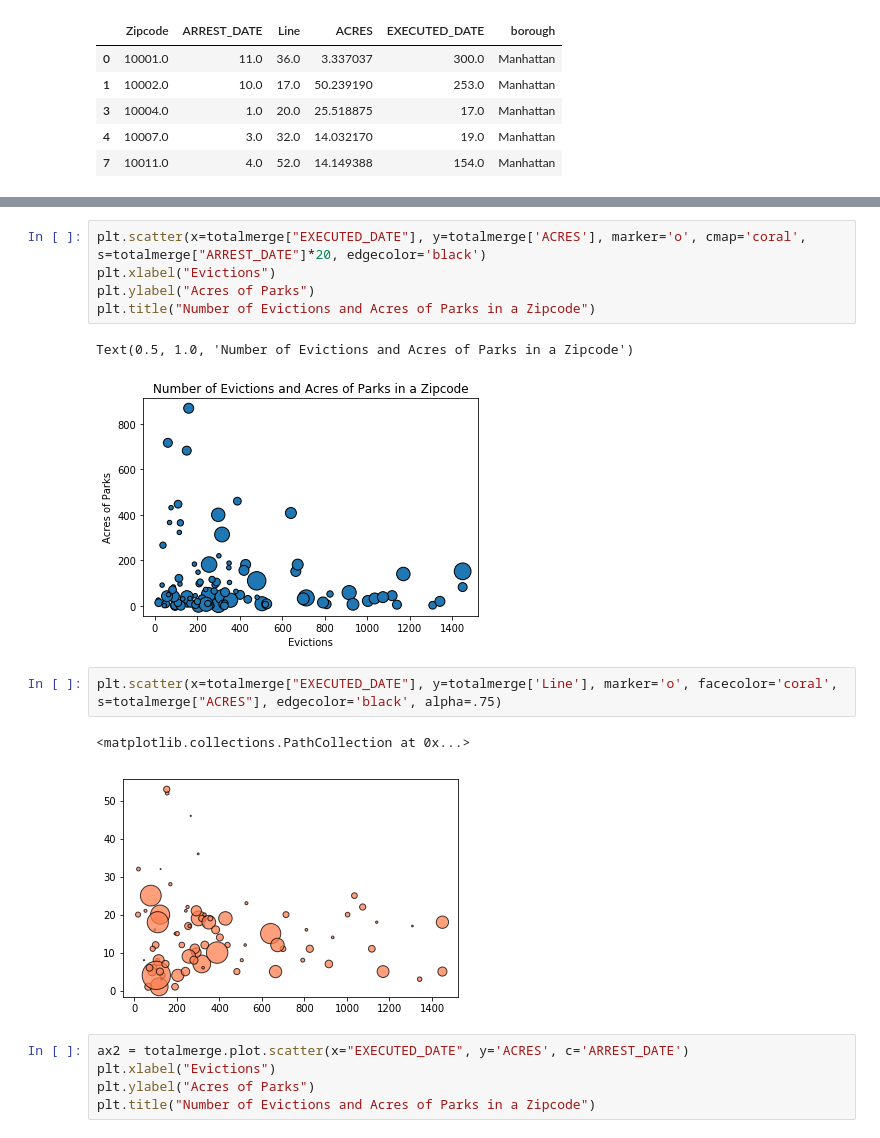
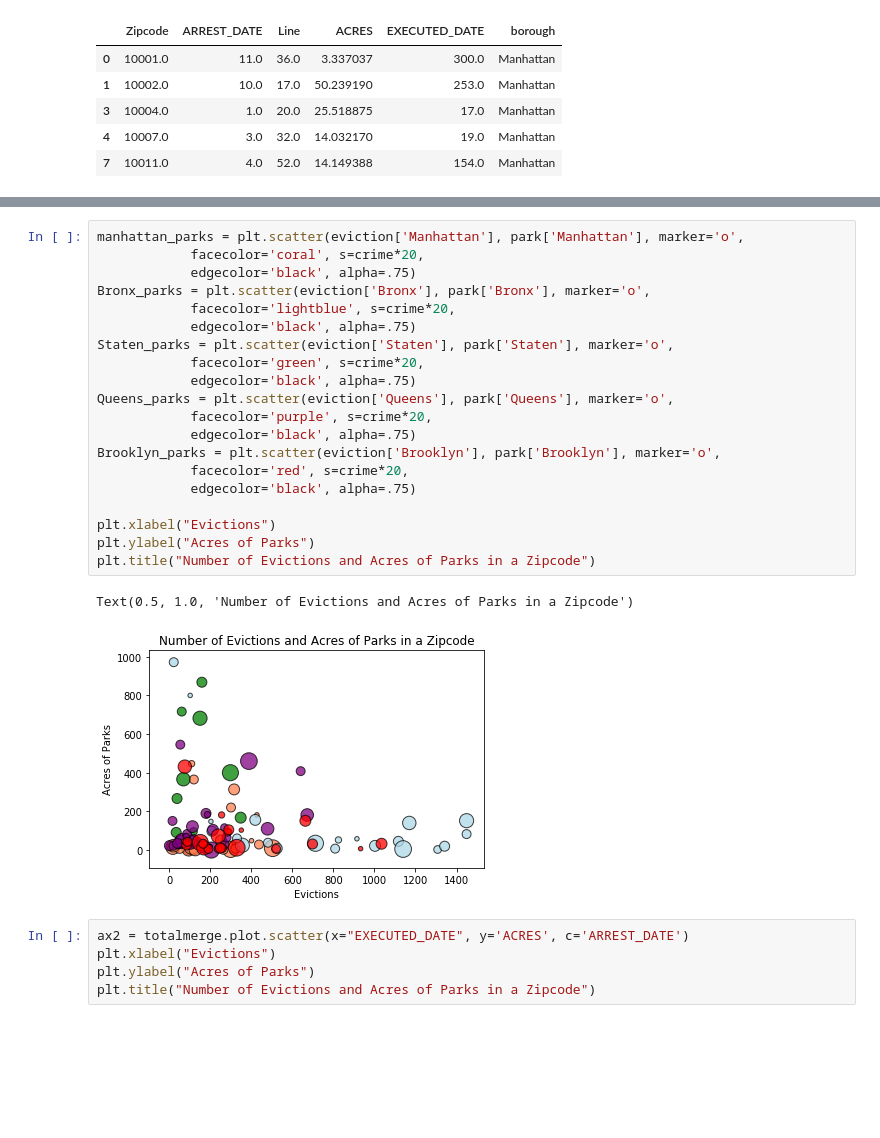
Before and after one commit to smaups/Project_1, a Jupyter notebook: Graphs.ipynb, the cells around one changed output, grey strips where cells are left out. Saved outputs shown, nothing was run; the diff lists cells and outputs as text; blank space fills up the shorter version.

```diff
--- a/Graphs.ipynb
+++ b/Graphs.ipynb
@@ -117,16 +176,26 @@ SyntaxError: invalid syntax (<ipython-input-270-2a415c8527b1>, line 1)
-# %%
-plt.scatter(x=totalmerge["EXECUTED_DATE"], y=totalmerge['ACRES'], marker='o', cmap='coral', s=totalmerge["ARREST_DATE"]*20, edgecolor='black')
-plt.xlabel("Evictions")
-plt.ylabel("Acres of Parks")
-plt.title("Number of Evictions and Acres of Parks in a Zipcode")
-# %% [output]
-Text(0.5, 1.0, 'Number of Evictions and Acres of Parks in a Zipcode')
-[figure, removed]
-# %%
-plt.scatter(x=totalmerge["EXECUTED_DATE"], y=totalmerge['Line'], marker='o', facecolor='coral', s=totalmerge["ACRES"], edgecolor='black', alpha=.75)
-# %% [output]
-<matplotlib.collections.PathCollection at 0x...>
-[figure, removed]
+# %%
+manhattan_parks = plt.scatter(eviction['Manhattan'], park['Manhattan'], marker='o',
+            facecolor='coral', s=crime*20,
+            edgecolor='black', alpha=.75)
+Bronx_parks = plt.scatter(eviction['Bronx'], park['Bronx'], marker='o',
+            facecolor='lightblue', s=crime*20,
+            edgecolor='black', alpha=.75)
+Staten_parks = plt.scatter(eviction['Staten'], park['Staten'], marker='o',
+            facecolor='green', s=crime*20,
+            edgecolor='black', alpha=.75)
+Queens_parks = plt.scatter(eviction['Queens'], park['Queens'], marker='o',
+            facecolor='purple', s=crime*20,
+            edgecolor='black', alpha=.75)
+Brooklyn_parks = plt.scatter(eviction['Brooklyn'], park['Brooklyn'], marker='o',
+            facecolor='red', s=crime*20,
+            edgecolor='black', alpha=.75)
+
+plt.xlabel("Evictions")
+plt.ylabel("Acres of Parks")
+plt.title("Number of Evictions and Acres of Parks in a Zipcode")
+# %% [output]
+Text(0.5, 1.0, 'Number of Evictions and Acres of Parks in a Zipcode')
+[figure, added]
 # %%
 ax2 = totalmerge.plot.scatter(x="EXECUTED_DATE", y='ACRES', c='ARREST_DATE')
 plt.xlabel("Evictions")
```
Also changed, not shown: parts of 11 cells of this notebook.
